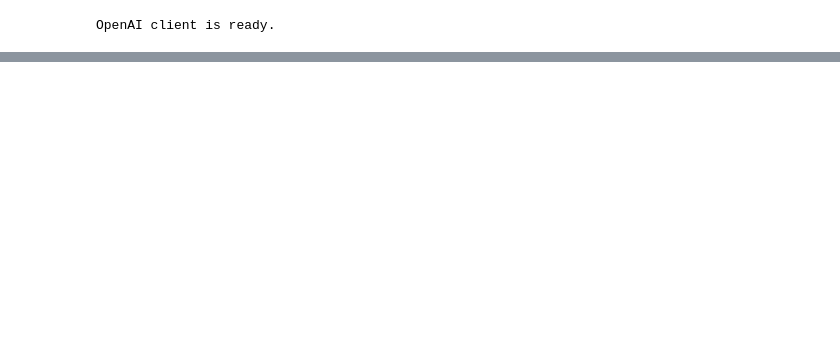
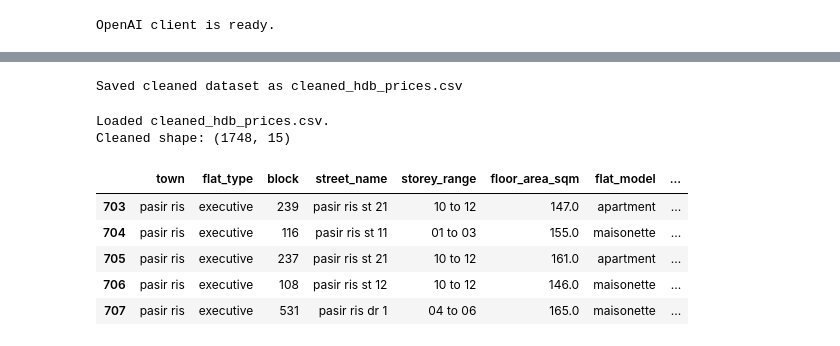
Before and after one commit to danielchin-ck/ADALL_github, a Jupyter notebook: Project/6096089W_CDA1C03_ADALL_Project_2026-Ver2.ipynb, the cells around one changed output, grey strips where cells are left out. Drawn from its saved outputs; the diff is of its cells as text; code cells hidden in the pictures; blank space fills up the shorter version.

```diff
--- a/Project/6096089W_CDA1C03_ADALL_Project_2026-Ver2.ipynb
+++ b/Project/6096089W_CDA1C03_ADALL_Project_2026-Ver2.ipynb
@@ -169,0 +790,20 @@ LLM response:
+# %%
+#Save to csv
+cleaned_df.to_csv('cleaned_hdb_prices.csv', index=False)
+
+print('Saved cleaned dataset as cleaned_hdb_prices.csv')
+# %% [output]
+Saved cleaned dataset as cleaned_hdb_prices.csv
+# %%
+print('Loaded cleaned_hdb_prices.csv.')
+print('Cleaned shape:', cleaned_df.shape)
+display(cleaned_df.head())
+# %% [output]
+Loaded cleaned_hdb_prices.csv.
+Cleaned shape: (1748, 15)
+|  | town | flat_type | block | street_name | storey_range | floor_area_sqm | flat_model | ... |
+| 703 | pasir ris | executive | 239 | pasir ris st 21 | 10 to 12 | 147.0 | apartment | ... |
+| 704 | pasir ris | executive | 116 | pasir ris st 11 | 01 to 03 | 155.0 | maisonette | ... |
+| 705 | pasir ris | executive | 237 | pasir ris st 21 | 10 to 12 | 161.0 | apartment | ... |
+| 706 | pasir ris | executive | 108 | pasir ris st 12 | 10 to 12 | 146.0 | maisonette | ... |
+| 707 | pasir ris | executive | 531 | pasir ris dr 1 | 04 to 06 | 165.0 | maisonette | ... |
```
Also changed, not shown: parts of 25 cells of this notebook.
